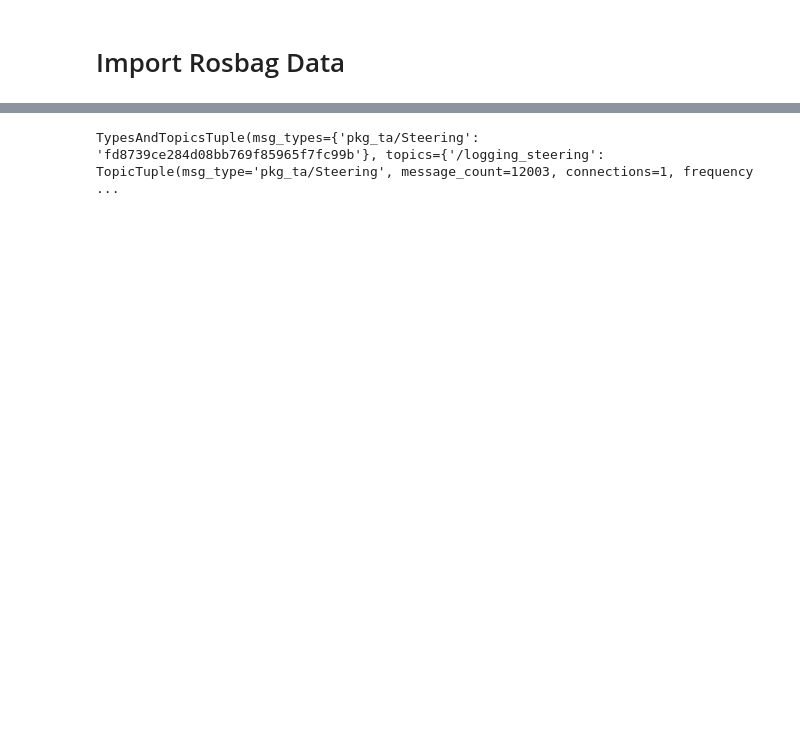
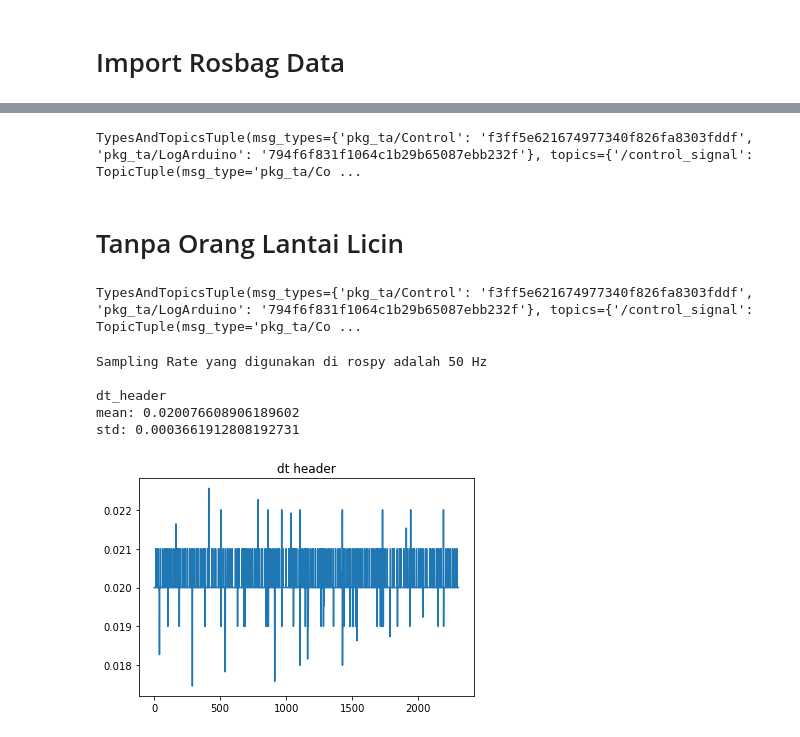
Before and after one commit to fadamsyah/final-project, a Jupyter notebook: Steering Angle/steering_angle_calibration.ipynb, the cells around one changed output, grey strips where cells are left out. Cells and saved outputs as stored; diff of their text form; code cells hidden in the pictures; blank space fills up the shorter version.

```diff
--- a/Steering Angle/steering_angle_calibration.ipynb
+++ b/Steering Angle/steering_angle_calibration.ipynb
@@ -13,8 +40,15 @@ log_steer_2020-07-17-09-43-48.bag  steering_angle_calibration.ipynb
 # %%
-bag = rosbag.Bag('log_steer_2020-07-17-09-43-48.bag')
+bag = rosbag.Bag('log_steer_tanpa_orang_laintai_licin_2020-08-12-20-04-45.bag')
 bag.get_type_and_topic_info()
 # %% [output]
-TypesAndTopicsTuple(msg_types={'pkg_ta/Steering': 'fd8739ce284d08bb769f85965f7fc99b'}, topics={'/logging_steering': TopicTuple(msg_type='pkg_ta/Steering', message_count=12003, connections=1, frequency ...
+TypesAndTopicsTuple(msg_types={'pkg_ta/Control': 'f3ff5e621674977340f826fa8303fddf', 'pkg_ta/LogArduino': '794f6f831f1064c1b29b65087ebb232f'}, topics={'/control_signal': TopicTuple(msg_type='pkg_ta/Co ...
+# %% [markdown]
+# Tanpa Orang Lantai Licin
+# %%
+bag = rosbag.Bag('log_steer_tanpa_orang_laintai_licin_2020-08-12-20-04-45.bag')
+bag.get_type_and_topic_info()
+# %% [output]
+TypesAndTopicsTuple(msg_types={'pkg_ta/Control': 'f3ff5e621674977340f826fa8303fddf', 'pkg_ta/LogArduino': '794f6f831f1064c1b29b65087ebb232f'}, topics={'/control_signal': TopicTuple(msg_type='pkg_ta/Co ...
 # %%
 list_topic = []
 list_msg = []
@@ -54,0 +90,17 @@ w_filtered_header = savgol_filter(np.gradient(steering_angle, t_header_filtered)
+# %%
+print('Sampling Rate yang digunakan di rospy adalah 50 Hz\n')
+print('dt_header')
+print('mean: {}'.format(np.mean(dt_header_1)))
+print('std: {}'.format(np.std(dt_header_1)))
+print('')
+
+plt.plot(dt_header_1)
+plt.title("dt header")
+plt.show()
+# %% [output]
+Sampling Rate yang digunakan di rospy adalah 50 Hz
+
+dt_header
+mean: 0.020076608906189602
+std: 0.0003661912808192731
+[figure, added]
```
Also changed, not shown: parts of 21 cells of this notebook, 3 other files.
